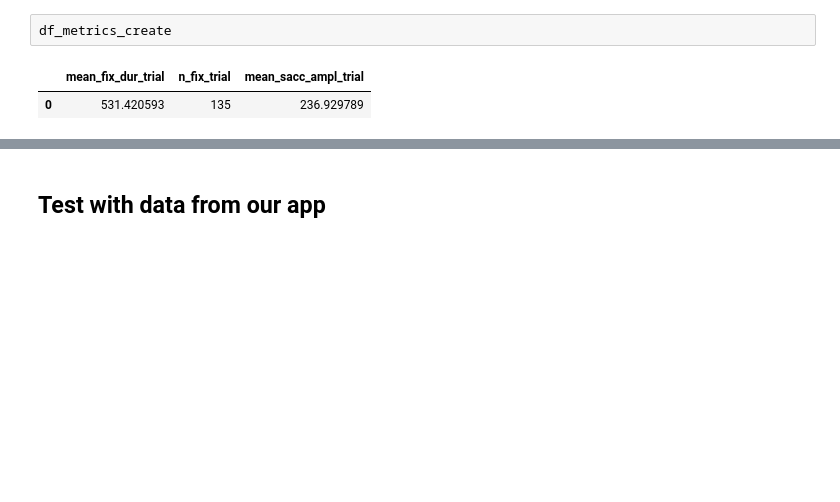
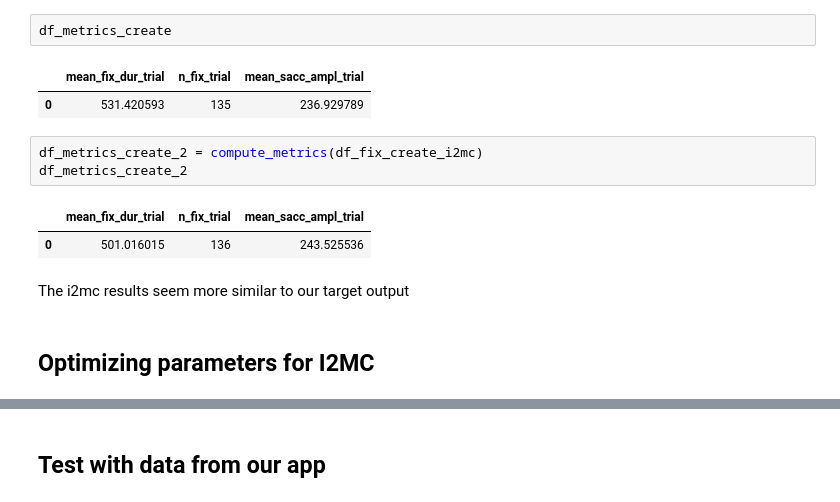
Before and after one commit to Maelle05/DyslexIA, a Jupyter notebook: preprocessing-row-metrics-fix/test.ipynb, the cells around one changed output, grey strips where cells are left out. Saved outputs shown, nothing was run; the diff lists cells and outputs as text; blank space fills up the shorter version.

```diff
--- a/preprocessing-row-metrics-fix/test.ipynb
+++ b/preprocessing-row-metrics-fix/test.ipynb
@@ -245,3 +270,13 @@ df_metrics_create
 # %% [output]
 |  | mean_fix_dur_trial | n_fix_trial | mean_sacc_ampl_trial |
 | 0 | 531.420593 | 135 | 236.929789 |
+# %%
+df_metrics_create_2 = compute_metrics(df_fix_create_i2mc)
+df_metrics_create_2
+# %% [output]
+|  | mean_fix_dur_trial | n_fix_trial | mean_sacc_ampl_trial |
+| 0 | 501.016015 | 136 | 243.525536 |
+# %% [markdown]
+The i2mc results seem more similar to our target output
+# %% [markdown]
+## Optimizing parameters for I2MC
```
Also changed, not shown: parts of 10 cells of this notebook, 2 other files.
